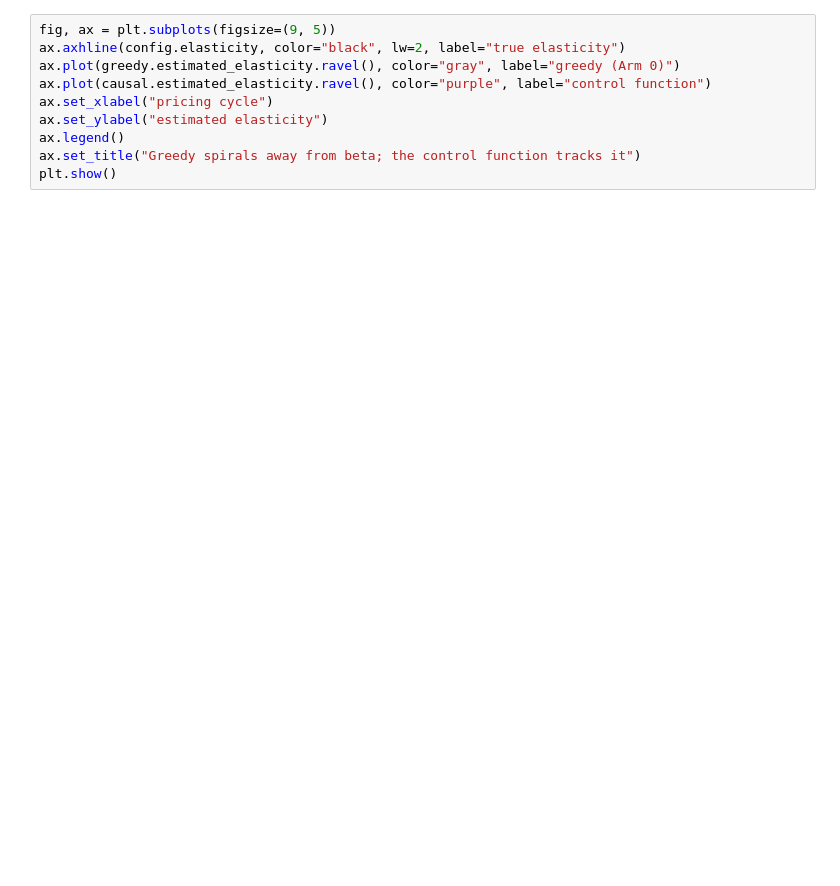
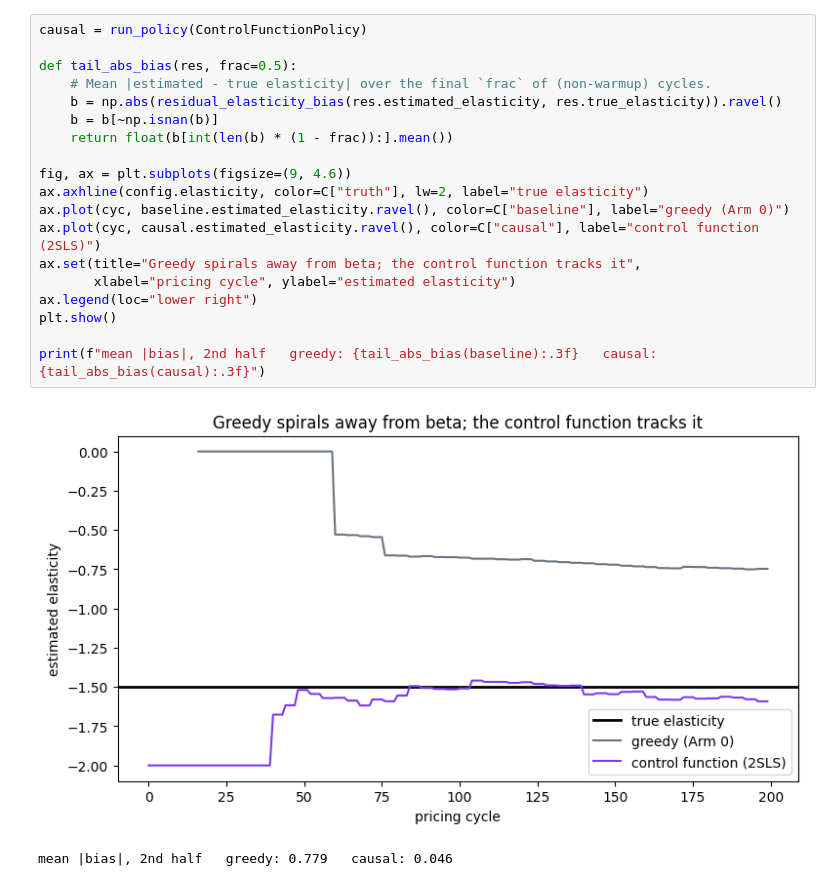
Before and after one commit to jrmst102/dynamic-price-forecast-loop, a Jupyter notebook: examples/quickstart.ipynb, the cells around one changed output. Drawn from its saved outputs; the diff is of its cells as text; blank space fills up the shorter version.

```diff
--- a/examples/quickstart.ipynb
+++ b/examples/quickstart.ipynb
@@ -35,10 +175,22 @@ causal = run(ControlFunctionPolicy)
 # %%
-fig, ax = plt.subplots(figsize=(9, 5))
-ax.axhline(config.elasticity, color="black", lw=2, label="true elasticity")
-ax.plot(greedy.estimated_elasticity.ravel(), color="gray", label="greedy (Arm 0)")
-ax.plot(causal.estimated_elasticity.ravel(), color="purple", label="control function")
-ax.set_xlabel("pricing cycle")
-ax.set_ylabel("estimated elasticity")
-ax.legend()
-ax.set_title("Greedy spirals away from beta; the control function tracks it")
+causal = run_policy(ControlFunctionPolicy)
+
+def tail_abs_bias(res, frac=0.5):
+    # Mean |estimated - true elasticity| over the final `frac` of (non-warmup) cycles.
+    b = np.abs(residual_elasticity_bias(res.estimated_elasticity, res.true_elasticity)).ravel()
+    b = b[~np.isnan(b)]
+    return float(b[int(len(b) * (1 - frac)):].mean())
+
+fig, ax = plt.subplots(figsize=(9, 4.6))
+ax.axhline(config.elasticity, color=C["truth"], lw=2, label="true elasticity")
+ax.plot(cyc, baseline.estimated_elasticity.ravel(), color=C["baseline"], label="greedy (Arm 0)")
+ax.plot(cyc, causal.estimated_elasticity.ravel(), color=C["causal"], label="control function (2SLS)")
+ax.set(title="Greedy spirals away from beta; the control function tracks it",
+       xlabel="pricing cycle", ylabel="estimated elasticity")
+ax.legend(loc="lower right")
 plt.show()
+
+print(f"mean |bias|, 2nd half   greedy: {tail_abs_bias(baseline):.3f}   causal: {tail_abs_bias(causal):.3f}")
+# %% [output]
+[figure, added]
+mean |bias|, 2nd half   greedy: 0.779   causal: 0.046
```
Also changed, not shown: parts of 18 cells of this notebook.
